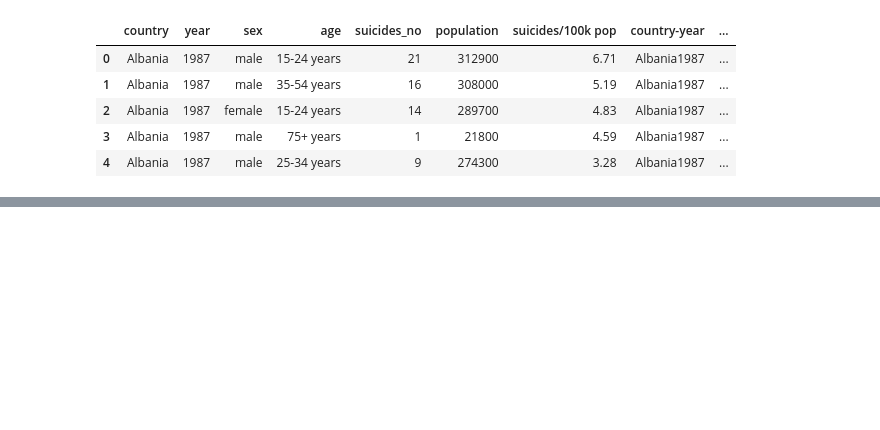
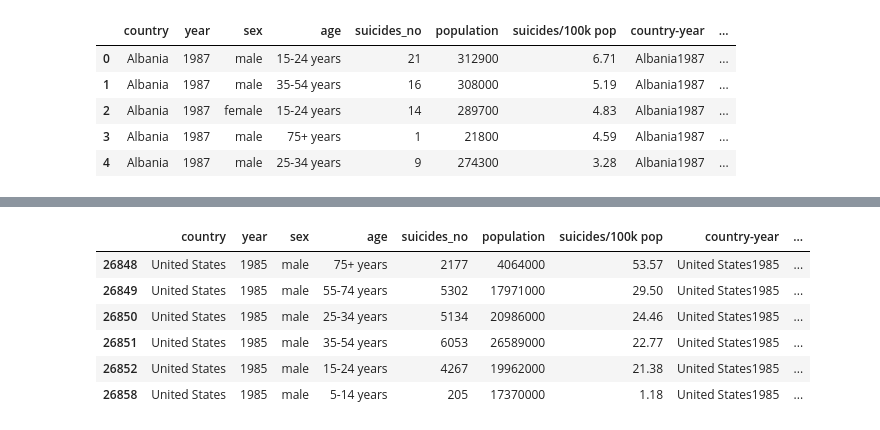
Before and after one commit to aeclaman/Project1, a Jupyter notebook: notebooks/group_suicide.ipynb, the cells around one changed output, grey strips where cells are left out. Drawn from its saved outputs; the diff is of its cells as text; code cells hidden in the pictures; blank space fills up the shorter version.

```diff
--- a/notebooks/group_suicide.ipynb
+++ b/notebooks/group_suicide.ipynb
@@ -32,0 +41,18 @@ US_data.head()
+# %%
+US_data_male = US_data[US_data['sex'] == "male"]
+US_data_female = US_data[US_data['sex'] == "female"]
+
+US_data_male_1985 = US_data_male[US_data_male['year'] == 1985]
+US_data_male_2015 = US_data_male[US_data_male['year'] == 2015]
+
+US_data_female_1985 = US_data_female[US_data_female['year'] == 1985]
+US_data_female_2015 = US_data_female[US_data_female['year'] == 2015]
+US_data_male_1985
+# %% [output]
+|  | country | year | sex | age | suicides_no | population | suicides/100k pop | country-year | ... |
+| 26848 | United States | 1985 | male | 75+ years | 2177 | 4064000 | 53.57 | United States1985 | ... |
+| 26849 | United States | 1985 | male | 55-74 years | 5302 | 17971000 | 29.50 | United States1985 | ... |
+| 26850 | United States | 1985 | male | 25-34 years | 5134 | 20986000 | 24.46 | United States1985 | ... |
+| 26851 | United States | 1985 | male | 35-54 years | 6053 | 26589000 | 22.77 | United States1985 | ... |
+| 26852 | United States | 1985 | male | 15-24 years | 4267 | 19962000 | 21.38 | United States1985 | ... |
+| 26858 | United States | 1985 | male | 5-14 years | 205 | 17370000 | 1.18 | United States1985 | ... |
```
Also changed, not shown: parts of 7 cells of this notebook, 4 other files.
